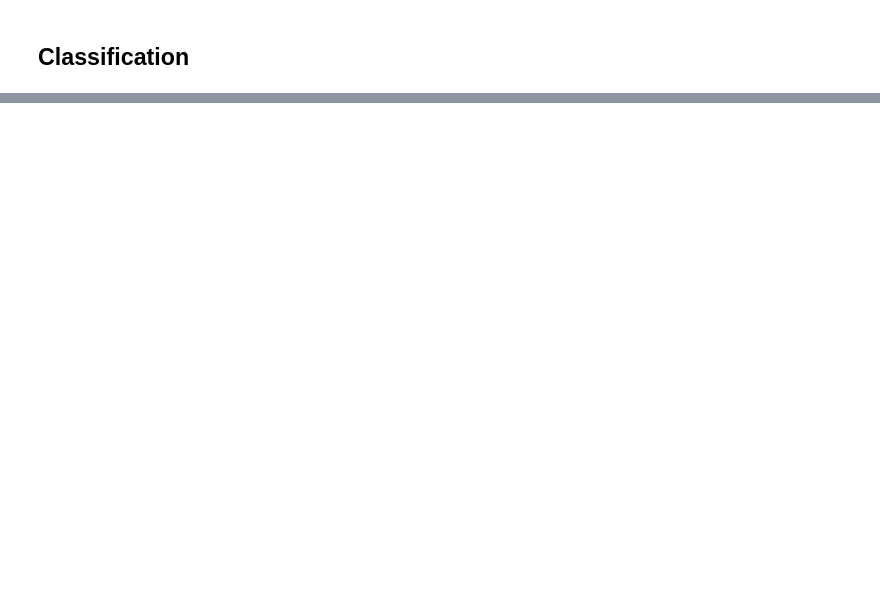
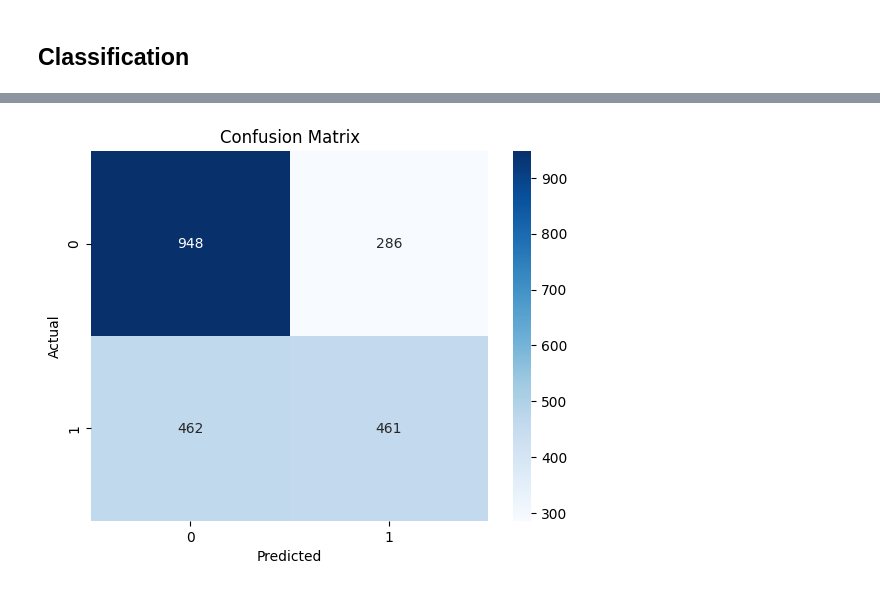
Before and after one commit to wachiii-q/brain-mdd, a Jupyter notebook: main.ipynb, the cells around one changed output, grey strips where cells are left out. Saved outputs shown, nothing was run; the diff lists cells and outputs as text; code cells hidden in the pictures; blank space fills up the shorter version.

```diff
--- a/main.ipynb
+++ b/main.ipynb
@@ -399,0 +187,6 @@ print(deltaPsdFeatures["HC"][0])
+# %%
+# Load the epochs
+mddEpochs = mne.read_epochs(epochsPath + "/mdd-epo.fif")
+controlEpochs = mne.read_epochs(epochsPath + "/control-epo.fif")
+mddEpochs = mddEpochs.get_data()
+controlEpochs = controlEpochs.get_data()
@@ -399,0 +210,7 @@ print(deltaPsdFeatures["HC"][0])
+# %%
+psdObjMdd = EEGPowerSpectrum(mddEpochs, 250, ifNormalize=True)
+mddPsdFeatures = psdObjMdd.run()
+psdObjCtrl = EEGPowerSpectrum(controlEpochs, 250, ifNormalize=True)
+controlPsdFeatures = psdObjCtrl.run()
+print(mddPsdFeatures.shape)
+print(controlPsdFeatures.shape)
@@ -459,0 +283,71 @@ plt.show()
+# %%
+# train lda model from skimlearn
+
+from sklearn.discriminant_analysis import LinearDiscriminantAnalysis
+from sklearn.model_selection import train_test_split
+import matplotlib.pyplot as plt
+from sklearn.metrics import confusion_matrix
+import seaborn as sns
+import pandas as pd
+
+# Prepare the data
+deltaMdd = featureDict["norm_power"]["mdd"]["delta"]
+deltaControl = featureDict["norm_power"]["control"]["delta"]
+deltaMdd = np.array(deltaMdd)
+deltaControl = np.array(deltaControl)
+
+X = np.concatenate((deltaMdd, deltaControl), axis=0)
+y = np.concatenate((np.ones(len(deltaMdd)), np.zeros(len(deltaControl))), axis=0)
+X_train, X_test, y_train, y_test = train_test_split(X, y, test_size=0.7, random_state=500)
+
+
+lda = LinearDiscriminantAnalysis()
+lda.fit(X_train, y_train)
+print(lda.score(X_test, y_test))
+# show df of f1-score, precision, recall, accuracy
+
+
+y_pred = lda.predict(X_test)
+cm = confusion_matrix(y_test, y_pred)
+sns.heatmap(cm, annot=True, fmt='d', cmap='Blues')
+plt.xlabel('Predicted')
+plt.ylabel('Actual')
+plt.title('Confusion Matrix')
+
+f1 = 2 * (lda.score(X_test, y_test) * lda.score(X_test, y_test)) / (lda.score(X_test, y_test) + lda.score(X_test, y_test))
+precision = lda.score(X_test, y_test) / (lda.score(X_test, y_test) + 1 - lda.score(X_test, y_test))
+recall = lda.score(X_test, y_test) / (lda.score(X_test, y_test) + 1 - lda.score(X_test, y_test))
+sensitivity = cm[0, 0] / (cm[0, 0] + cm[0, 1])
+specificity = cm[1, 1] / (cm[1, 0] + cm[1, 1])
+accuracy = lda.score(X_test, y_test)
+
+# show as dataframe
+df = pd.DataFrame({
+    "f1": [f1],
+    "precision": [precision],
+    "recall": [recall],
+    "accuracy": [accuracy],
+    "sensitivity": [sensitivity],
+    "specificity": [specificity]
+})
+print(df)
+
+# Create a mesh grid
+# X_vis = X[:, :2]
+# x_min, x_max = X_vis[:, 0].min() - 1, X_vis[:, 0].max() + 1
+# y_min, y_max = X_vis[:, 1].min() - 1, X_vis[:, 1].max() + 1
+# xx, yy = np.meshgrid(np.linspace(x_min, x_max, 100), np.linspace(y_min, y_max, 100))
+
+# Z = lda.predict_proba(np.c_[xx.ravel(), yy.ravel()])[:, 1]
+# Z = Z.reshape(xx.shape)
+
+# plt.contourf(xx, yy, Z, alpha=0.3, cmap=plt.cm.Paired)
+# plt.scatter(X_train[:, 0], X_train[:, 1], c=y_train, edgecolors='k', marker='o', label='Train')
+# plt.scatter(X_test[:, 0], X_test[:, 1], c=y_test, edgecolors='k', marker='x', label='Test')
+# plt.xlabel('Feature 1')
+# plt.ylabel('Feature 2')
+# plt.title('LDA Decision Boundary')
+# plt.legend()
+
+plt.show()
+# %% [output]
@@ -459,0 +357 @@ plt.show()
+[figure, added]
```
Also changed, not shown: parts of 14 cells of this notebook, 5 other files.
